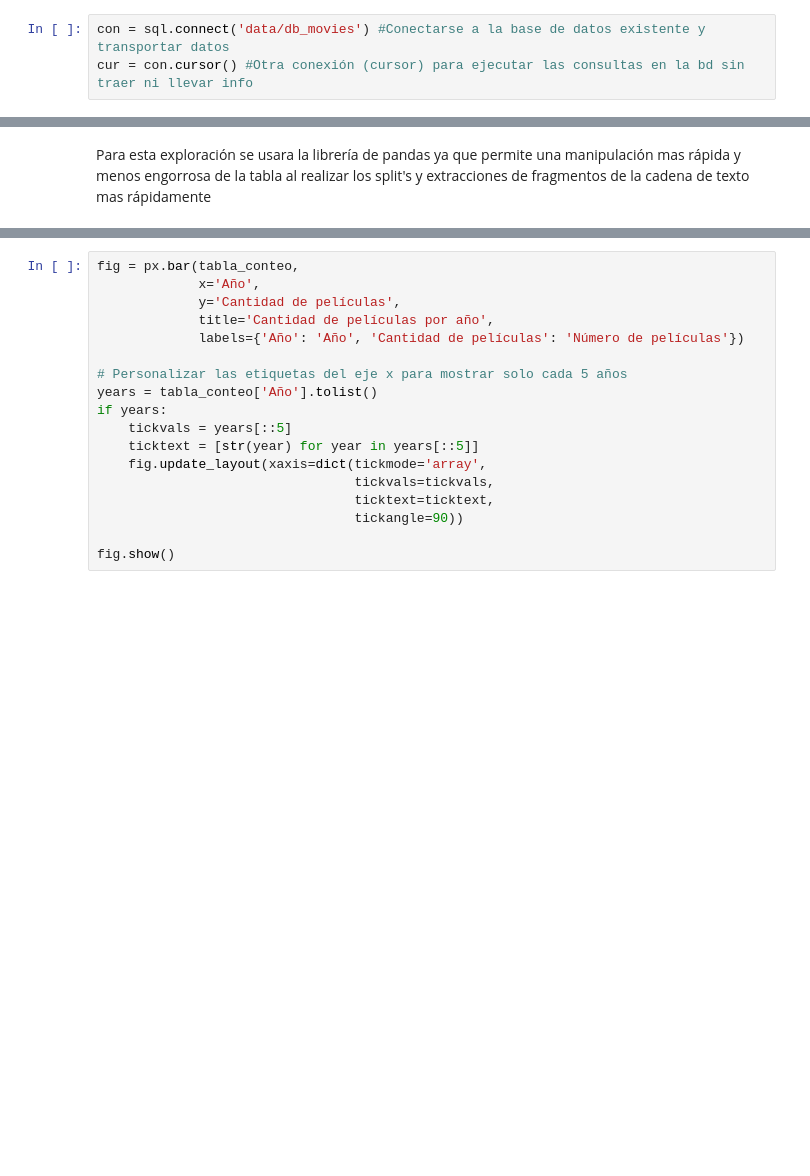
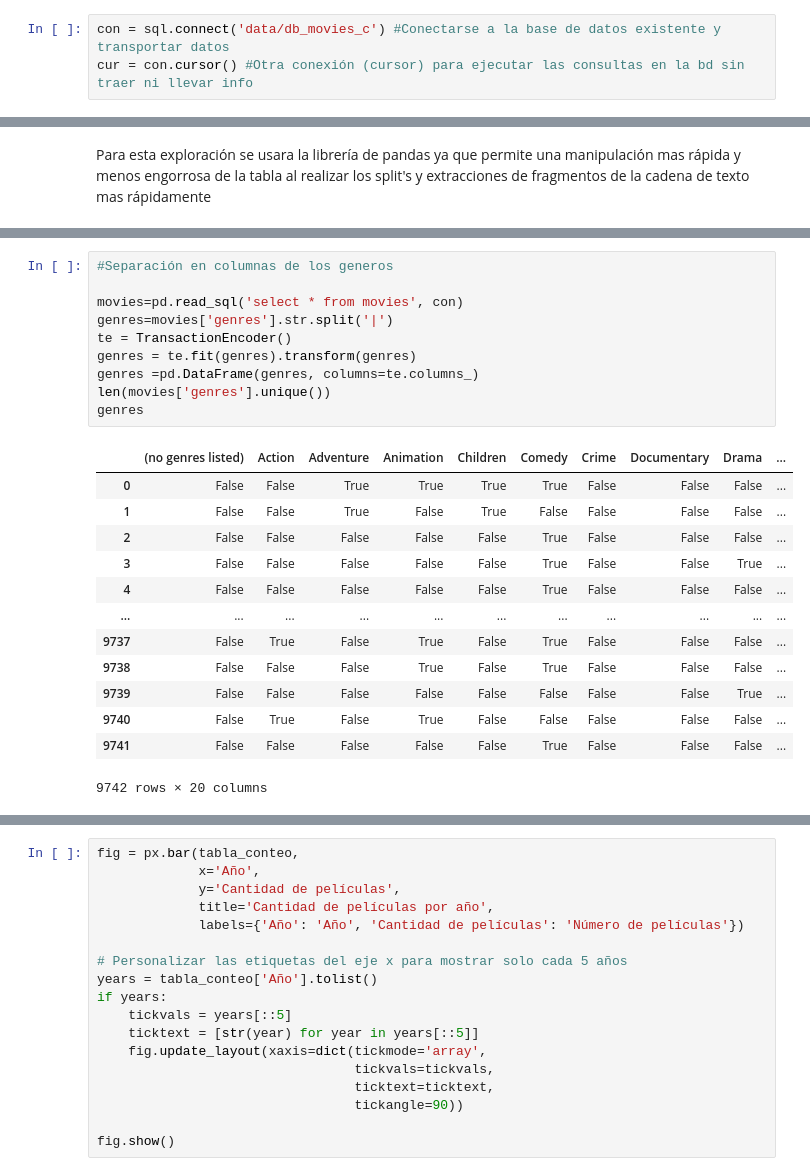
Before and after one commit to ValentinaJimenezTorres/A3_marketing, a Jupyter notebook: b_exploracion_limpieza.ipynb, the cells around one changed output, grey strips where cells are left out. Drawn from its saved outputs; the diff is of its cells as text; blank space fills up the shorter version.

```diff
--- a/b_exploracion_limpieza.ipynb
+++ b/b_exploracion_limpieza.ipynb
@@ -35,7 +37,7 @@ os.chdir(path) #Subir y descargar archivos de la ruta del repositorio de trabajo
 # %% [markdown]
 ## Conexión
 # %%
-con = sql.connect('data/db_movies') #Conectarse a la base de datos existente y transportar datos
+con = sql.connect('data/db_movies_c') #Conectarse a la base de datos existente y transportar datos
 cur = con.cursor() #Otra conexión (cursor) para ejecutar las consultas en la bd sin traer ni llevar info
 # %%
 #Consultar qué tablas disponibles tiene la bd
@@ -218,0 +109,24 @@ df_movies1.head(10)
+# %%
+#Separación en columnas de los generos
+
+movies=pd.read_sql('select * from movies', con)
+genres=movies['genres'].str.split('|')
+te = TransactionEncoder()
+genres = te.fit(genres).transform(genres)
+genres =pd.DataFrame(genres, columns=te.columns_)
+len(movies['genres'].unique())
+genres
+# %% [output]
+|  | (no genres listed) | Action | Adventure | Animation | Children | Comedy | Crime | Documentary | Drama | ... |
+| 0 | False | False | True | True | True | True | False | False | False | ... |
+| 1 | False | False | True | False | True | False | False | False | False | ... |
+| 2 | False | False | False | False | False | True | False | False | False | ... |
+| 3 | False | False | False | False | False | True | False | False | True | ... |
+| 4 | False | False | False | False | False | True | False | False | False | ... |
+| ... | ... | ... | ... | ... | ... | ... | ... | ... | ... | ... |
+| 9737 | False | True | False | True | False | True | False | False | False | ... |
+| 9738 | False | False | False | True | False | True | False | False | False | ... |
+| 9739 | False | False | False | False | False | False | False | False | True | ... |
+| 9740 | False | True | False | True | False | False | False | False | False | ... |
+| 9741 | False | False | False | False | False | True | False | False | False | ... |
+9742 rows × 20 columns
```
Also changed, not shown: parts of 16 cells of this notebook.
